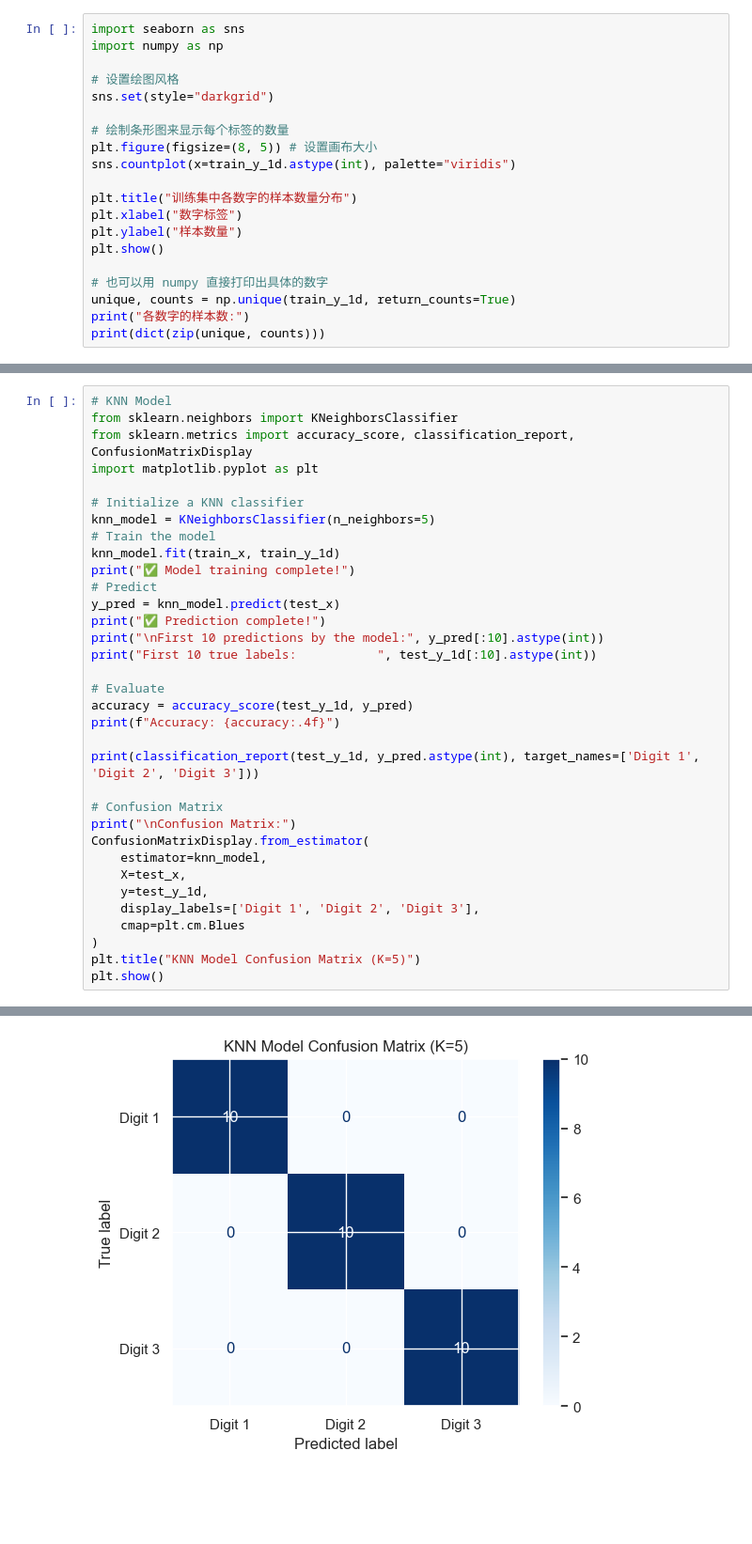
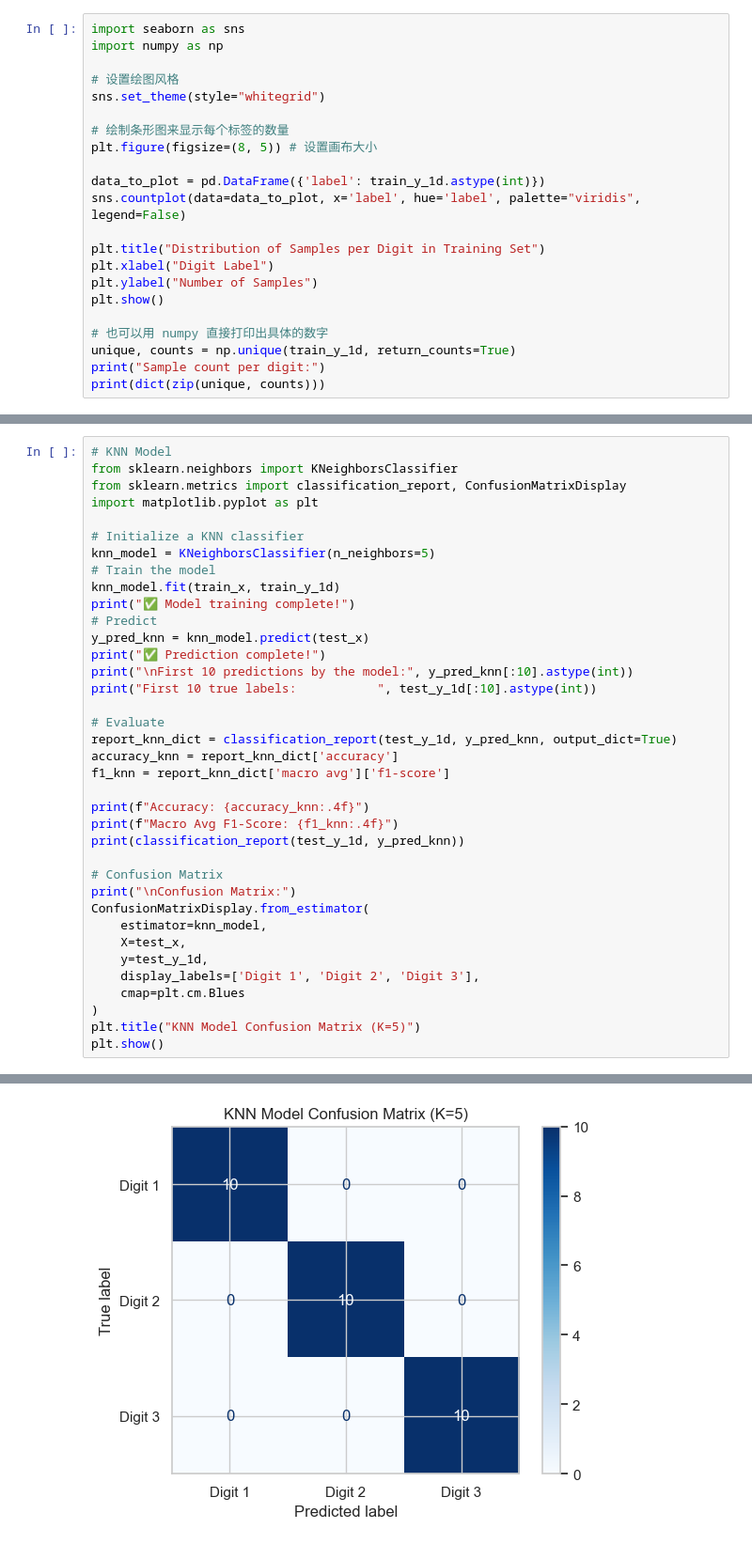
Before and after one commit to miaMAYUE/digi_rec_proj, a Jupyter notebook: test.ipynb, the cells around one changed output, grey strips where cells are left out. Shown: that part at 94% size. Drawn from its saved outputs; the diff is of its cells as text; blank space fills up the shorter version.

```diff
--- a/test.ipynb
+++ b/test.ipynb
@@ -124,19 +123,21 @@ import seaborn as sns
 import numpy as np
 
 # 设置绘图风格
-sns.set(style="darkgrid")
+sns.set_theme(style="whitegrid")
 
 # 绘制条形图来显示每个标签的数量
 plt.figure(figsize=(8, 5)) # 设置画布大小
-sns.countplot(x=train_y_1d.astype(int), palette="viridis")
 
-plt.title("训练集中各数字的样本数量分布")
-plt.xlabel("数字标签")
-plt.ylabel("样本数量")
+data_to_plot = pd.DataFrame({'label': train_y_1d.astype(int)})
+sns.countplot(data=data_to_plot, x='label', hue='label', palette="viridis", legend=False)
+
+plt.title("Distribution of Samples per Digit in Training Set")
+plt.xlabel("Digit Label")
+plt.ylabel("Number of Samples")
 plt.show()
 
 # 也可以用 numpy 直接打印出具体的数字
 unique, counts = np.unique(train_y_1d, return_counts=True)
-print("各数字的样本数:")
+print("Sample count per digit:")
 print(dict(zip(unique, counts)))
 # %% [output]
@@ -179,7 +190,7 @@ plt.show()
 # %%
 # KNN Model
 from sklearn.neighbors import KNeighborsClassifier
-from sklearn.metrics import accuracy_score, classification_report, ConfusionMatrixDisplay
+from sklearn.metrics import classification_report, ConfusionMatrixDisplay
 import matplotlib.pyplot as plt
 
 # Initialize a KNN classifier
@@ -188,16 +199,19 @@ knn_model = KNeighborsClassifier(n_neighbors=5)
 knn_model.fit(train_x, train_y_1d)
 print("✅ Model training complete!")
 # Predict
-y_pred = knn_model.predict(test_x)
+y_pred_knn = knn_model.predict(test_x)
 print("✅ Prediction complete!")
-print("\nFirst 10 predictions by the model:", y_pred[:10].astype(int))
+print("\nFirst 10 predictions by the model:", y_pred_knn[:10].astype(int))
 print("First 10 true labels:           ", test_y_1d[:10].astype(int))
 
 # Evaluate
-accuracy = accuracy_score(test_y_1d, y_pred)
-print(f"Accuracy: {accuracy:.4f}")
+report_knn_dict = classification_report(test_y_1d, y_pred_knn, output_dict=True)
+accuracy_knn = report_knn_dict['accuracy']
+f1_knn = report_knn_dict['macro avg']['f1-score']
 
-print(classification_report(test_y_1d, y_pred.astype(int), target_names=['Digit 1', 'Digit 2', 'Digit 3']))
+print(f"Accuracy: {accuracy_knn:.4f}")
+print(f"Macro Avg F1-Score: {f1_knn:.4f}")
+print(classification_report(test_y_1d, y_pred_knn))
 
 # Confusion Matrix
 print("\nConfusion Matrix:")
@@ -225,8 +240,8 @@ Accuracy: 1.0000
 
     accuracy                           1.00        30
    macro avg       1.00      1.00      1.00        30
 weighted avg       1.00      1.00      1.00        30
 
 
 Confusion Matrix:
-[figure, old version]
+[figure, new version]
```
Also changed, not shown: parts of 12 cells of this notebook, 4 other files.
